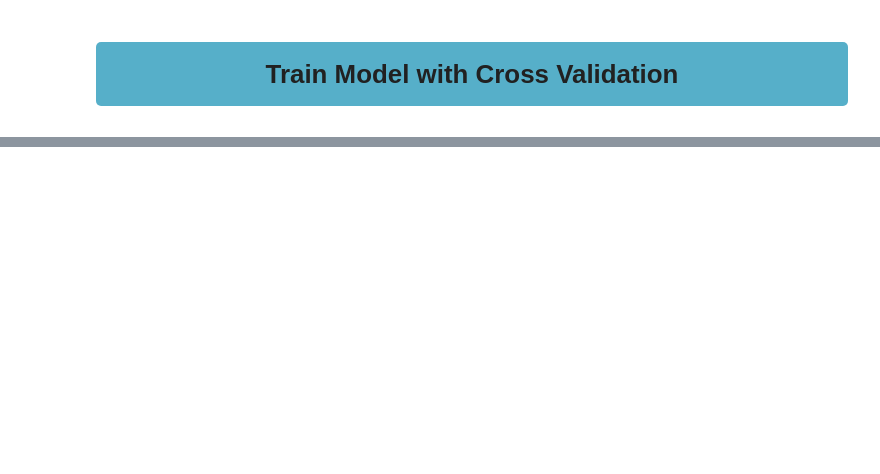
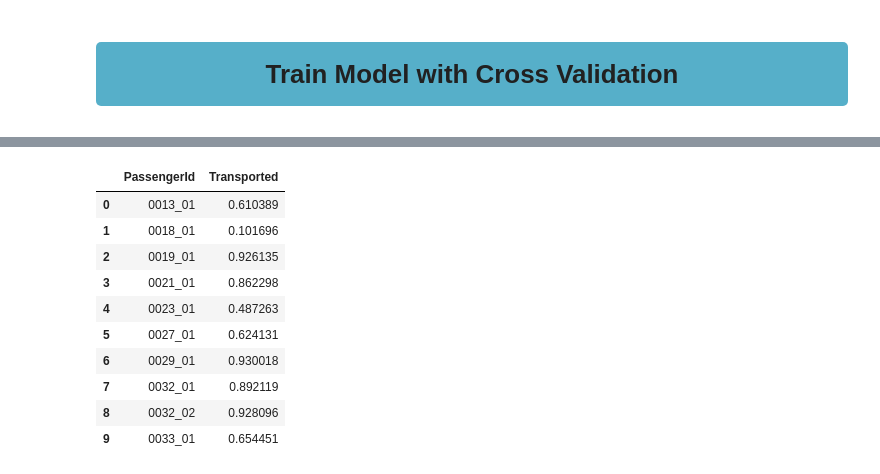
Before and after one commit to melling/ml-kaggle-spaceship-titanic, a Jupyter notebook: spaceship-titanic-eda.ipynb, the cells around one changed output, grey strips where cells are left out. Drawn from its saved outputs; the diff is of its cells as text; code cells hidden in the pictures; blank space fills up the shorter version.

```diff
--- a/spaceship-titanic-eda.ipynb
+++ b/spaceship-titanic-eda.ipynb
@@ -606,3 +631,23 @@ check_low_cardinality(train, cat_features, 25)
+# %%
+train, test = label_encoder(
+    train, test, ["Destination", "CryoSleep", "VIP", "HomePlanet"]
+)
+# X_test = pd.get_dummies(test[FEATURES], drop_first=True)
 # %% [markdown]
 <div style="background-color:rgba(68, 167, 196, 0.9);border-radius:5px;display:fill"><h1 style="text-align: center;padding: 12px 0px 12px 0px;">Train Model with Cross Validation</h1>
 </div>
+# %%
+from scipy.stats import mode
+
+
+def merge_test_predictions(final_test_predictions, calc_probability=True):
+
+    if Config.calc_probability:
+        print("Mean")
+        result = np.mean(np.column_stack(final_test_predictions), axis=1)
+    else:
+        print("Mode")
+        mode_result = mode(np.column_stack(final_test_predictions), axis=1)
+        result = mode_result[0].ravel()
+
+    return result
@@ -608,0 +810,3 @@ check_low_cardinality(train, cat_features, 25)
+# %%
+result = merge_test_predictions(final_test_predictions, Config.calc_probability)
+result[:20]
@@ -608,0 +820,3 @@ check_low_cardinality(train, cat_features, 25)
+# %%
+submission_df = test[["PassengerId"]].copy()
+submission_df
@@ -608,0 +837,15 @@ check_low_cardinality(train, cat_features, 25)
+# %%
+submission_df[TARGET] = result
+submission_df.head(10)
+# %% [output]
+|  | PassengerId | Transported |
+| 0 | 0013_01 | 0.610389 |
+| 1 | 0018_01 | 0.101696 |
+| 2 | 0019_01 | 0.926135 |
+| 3 | 0021_01 | 0.862298 |
+| 4 | 0023_01 | 0.487263 |
+| 5 | 0027_01 | 0.624131 |
+| 6 | 0029_01 | 0.930018 |
+| 7 | 0032_01 | 0.892119 |
+| 8 | 0032_02 | 0.928096 |
+| 9 | 0033_01 | 0.654451 |
```
Also changed, not shown: parts of 18 cells of this notebook.
